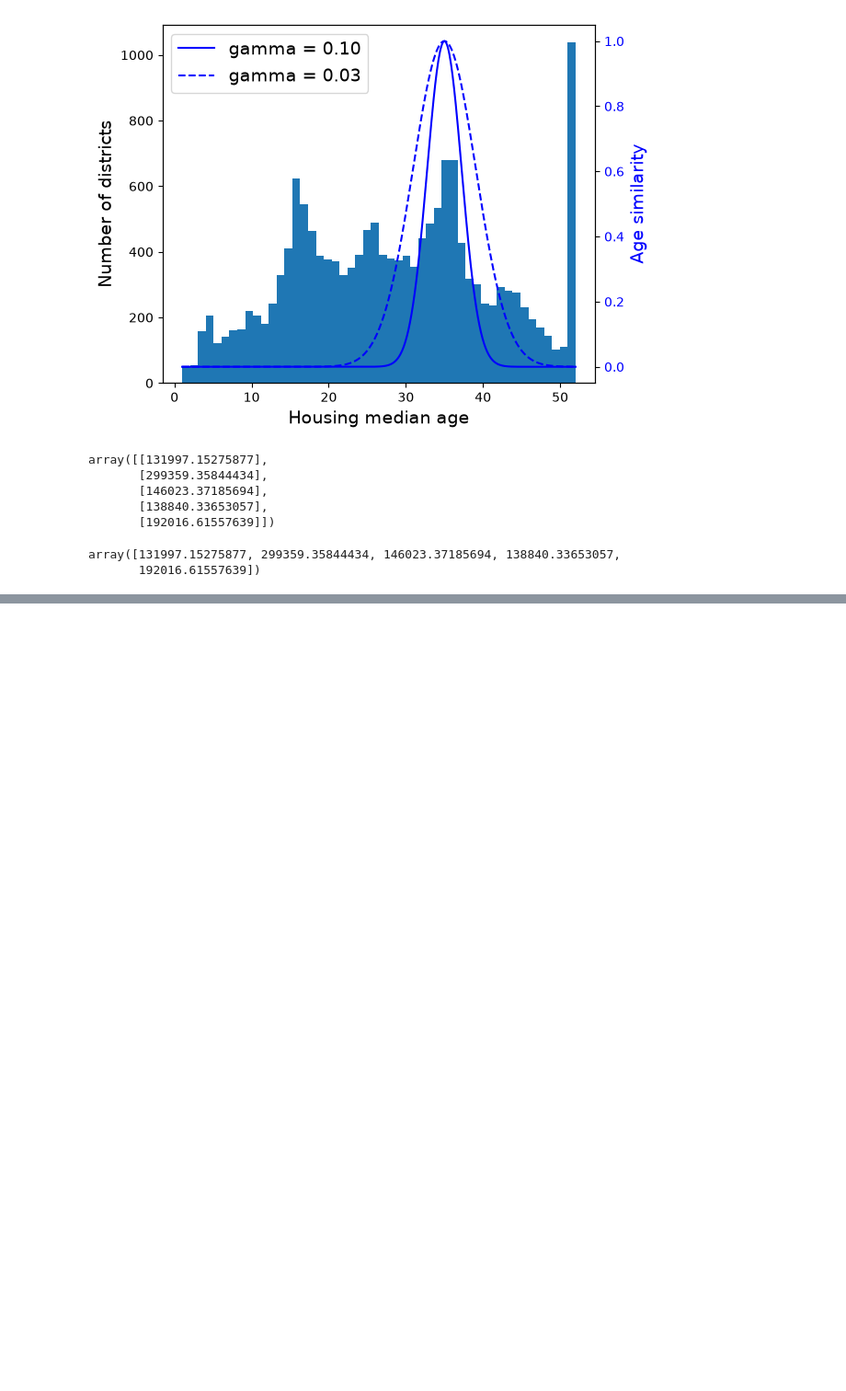
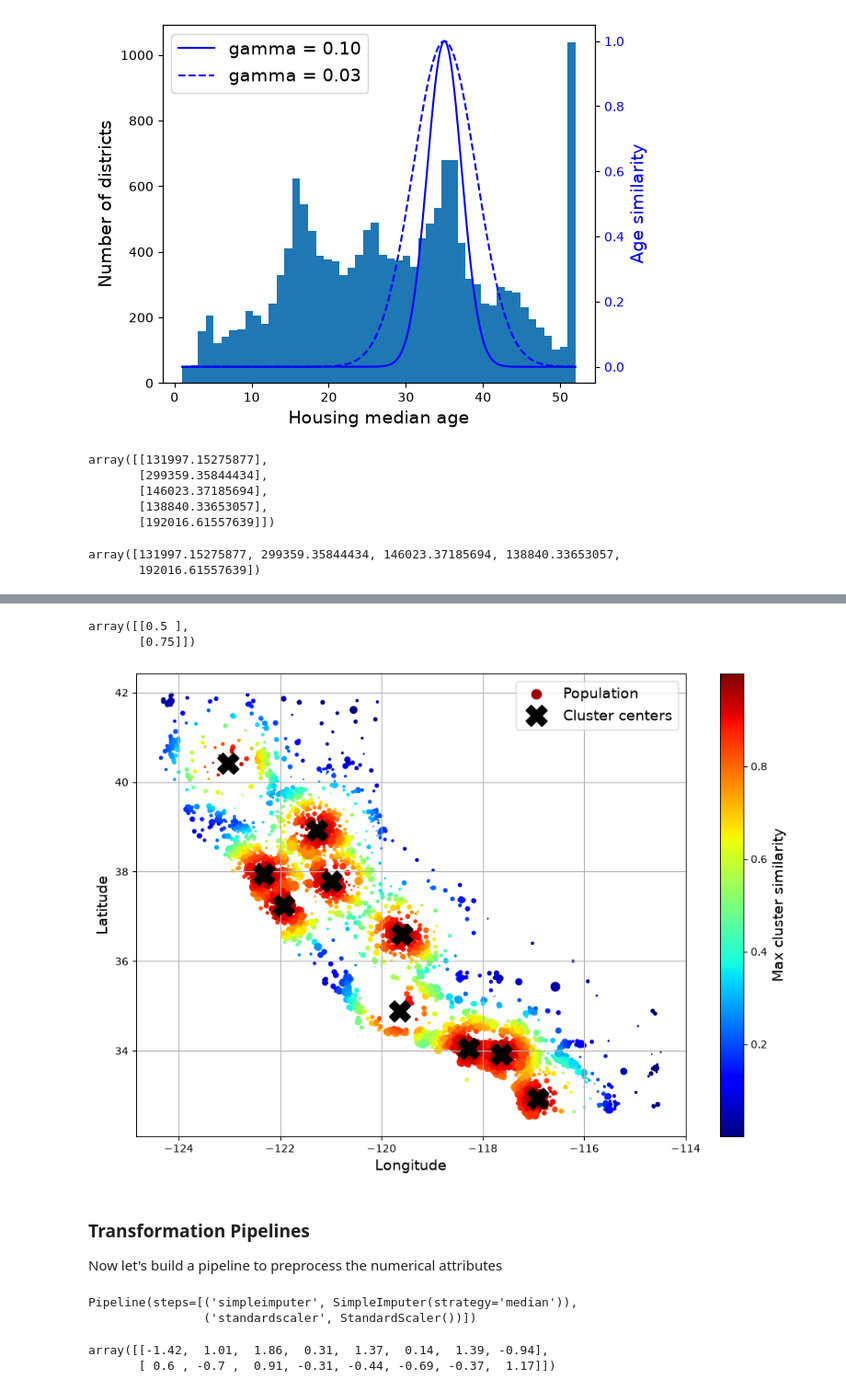
Before and after one commit to DaringUnicorn/hands-on-machine-learning, a Jupyter notebook: 02_end_to_end_machine_learning_project.ipynb, the cells around one changed output, grey strips where cells are left out. Shown at 92% size. Drawn from its saved outputs; the diff is of its cells as text; code cells hidden in the pictures; blank space fills up the shorter version.

```diff
--- a/02_end_to_end_machine_learning_project.ipynb
+++ b/02_end_to_end_machine_learning_project.ipynb
@@ -769,0 +750,6 @@ array([131997.15275877, 299359.35844434, 146023.37185694, 138840.33653057,
+# %%
+ratio_transformer = FunctionTransformer(lambda X: X[:, [0]] / X[:, [1]])
+ratio_transformer.transform(np.array([[1., 2.], [3., 4.]]))
+# %% [output]
+array([[0.5 ],
+       [0.75]])
@@ -769,0 +778,49 @@ array([131997.15275877, 299359.35844434, 146023.37185694, 138840.33653057,
+# %%
+from sklearn.cluster import KMeans
+class ClusterSimilarity(BaseEstimator, TransformerMixin):
+    def __init__(self, n_clusters=10, gamma=1.0, random_state=None):
+        self.n_clusters = n_clusters
+        self.gamma = gamma
+        self.random_state = random_state
+
+    def fit(self, X, y=None, sample_weight=None):
+        self.kmeans_ = KMeans(self.n_clusters, n_init=10,
+                              random_state=self.random_state)
+        self.kmeans_.fit(X, sample_weight=sample_weight)
+        return self
+
+    def transform(self, X):
+        return rbf_kernel(X, self.kmeans_.cluster_centers_, gamma=self.gamma)
+
+    def get_feature_names_out(self, names=None):
+        return [f"Cluster {i} similarity" for i in range(self.n_clusters)]
+# %%
+cluster_simil = ClusterSimilarity(n_clusters=10, gamma=1., random_state=42)
+similarities = cluster_simil.fit_transform(housing[["latitude", "longitude"]])
+# %%
+# extra code – this cell generates Figure 2–19
+
+housing_renamed = housing.rename(columns={
+    "latitude": "Latitude", "longitude": "Longitude",
+    "population": "Population",
+    "median_house_value": "Median house value (ᴜsᴅ)"})
+housing_renamed["Max cluster similarity"] = similarities.max(axis=1)
+
+housing_renamed.plot(kind="scatter", x="Longitude", y="Latitude", grid=True,
+                     s=housing_renamed["Population"] / 100, label="Population",
+                     c="Max cluster similarity",
+                     cmap="jet", colorbar=True,
+                     legend=True, sharex=False, figsize=(10, 7))
+plt.plot(cluster_simil.kmeans_.cluster_centers_[:, 1],
+         cluster_simil.kmeans_.cluster_centers_[:, 0],
+         linestyle="", color="black", marker="X", markersize=20,
+         label="Cluster centers")
+plt.legend(loc="upper right")
+save_fig("district_cluster_plot")
+plt.show()
+# %% [output]
+[figure, added]
+# %% [markdown]
+### Transformation Pipelines
+
+Now let's build a pipeline to preprocess the numerical attributes
@@ -769,0 +838,15 @@ array([131997.15275877, 299359.35844434, 146023.37185694, 138840.33653057,
+# %%
+from sklearn import set_config
+
+set_config(display="diagram")
+
+num_pipeline
+# %% [output]
+Pipeline(steps=[('simpleimputer', SimpleImputer(strategy='median')),
+                ('standardscaler', StandardScaler())])
+# %%
+housing_num_prepared = num_pipeline.fit_transform(housing_num)
+housing_num_prepared[:2].round(2)
+# %% [output]
+array([[-1.42,  1.01,  1.86,  0.31,  1.37,  0.14,  1.39, -0.94],
+       [ 0.6 , -0.7 ,  0.91, -0.31, -0.44, -0.69, -0.37,  1.17]])
```
Also changed, not shown: parts of 124 cells of this notebook, 4 other files.
